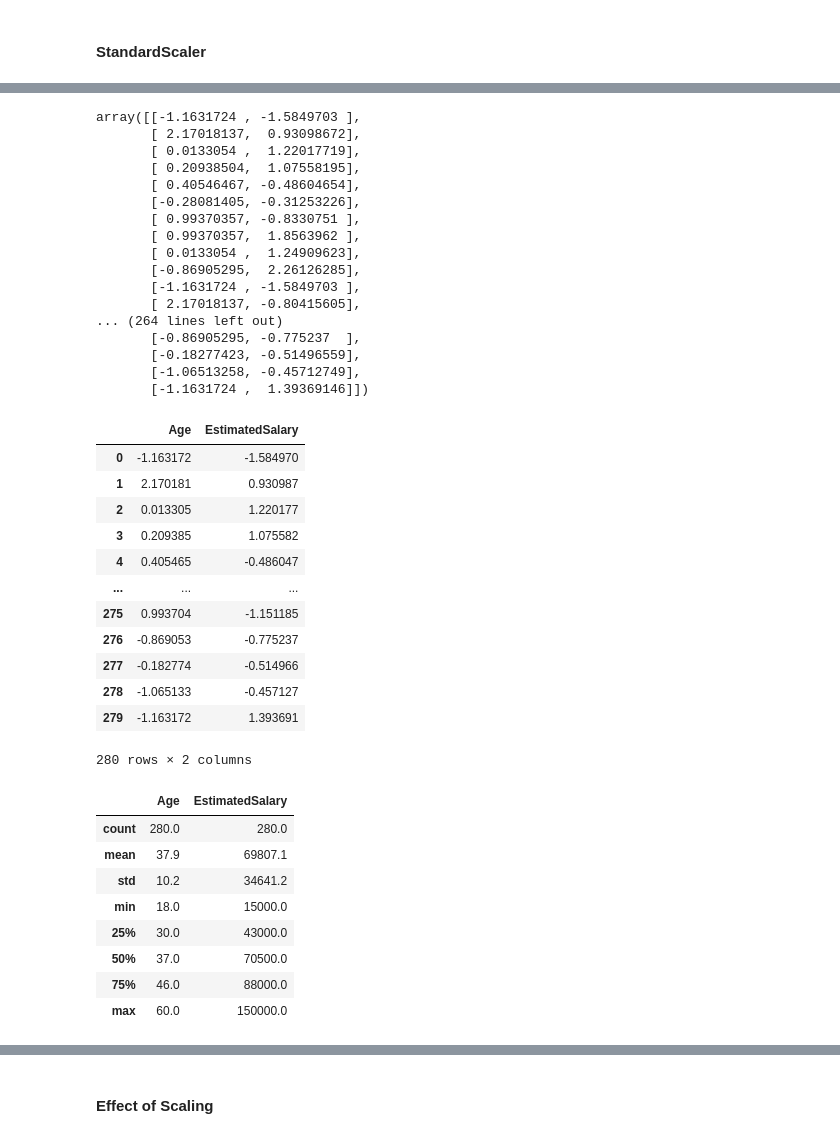
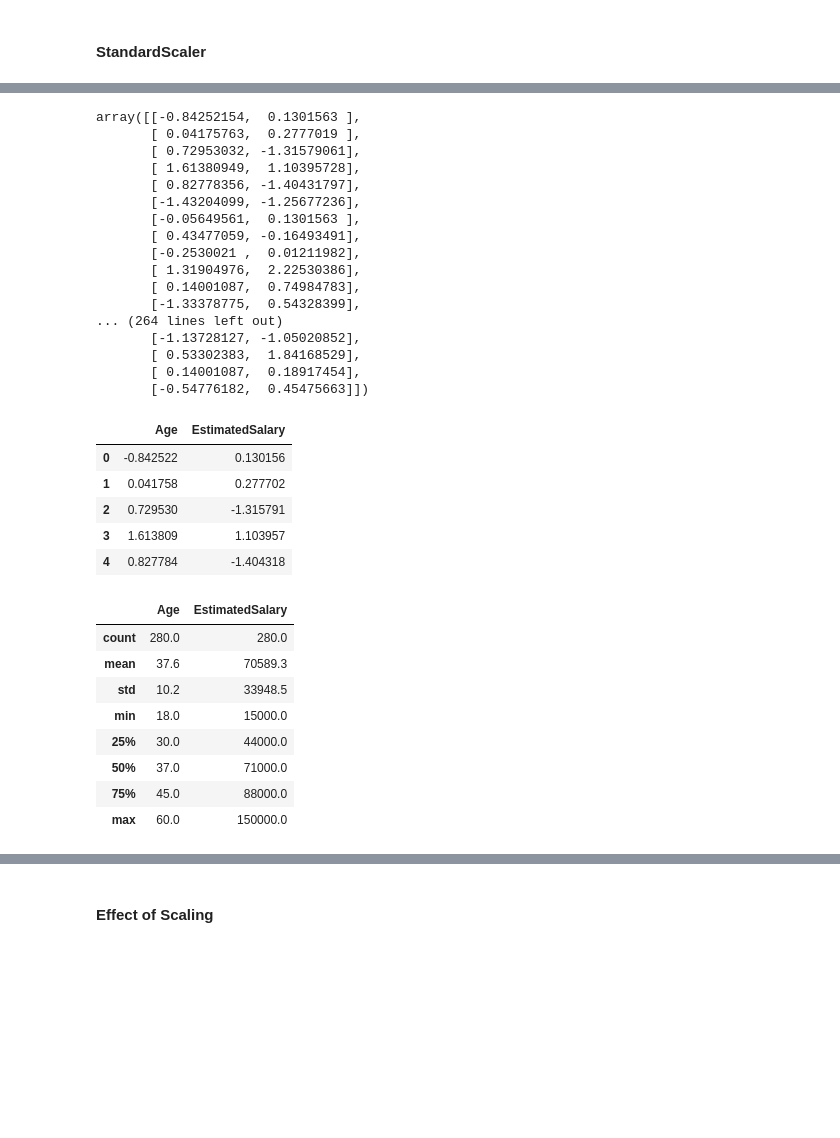
Before and after one commit to amandeep-singh28/100-Days-of-Machine-Learning---CampusX, a Jupyter notebook: 10_FeatureScaling/standardization.ipynb, the cells around one changed output, grey strips where cells are left out. Saved outputs shown, nothing was run; the diff lists cells and outputs as text; code cells hidden in the pictures; blank space fills up the shorter version.

```diff
--- a/10_FeatureScaling/standardization.ipynb
+++ b/10_FeatureScaling/standardization.ipynb
@@ -19,11 +28,11 @@ df.sample(5)
 # %% [markdown]
 #### Train test split
+# %%
+X = df.drop(columns = ['Purchased'])
+y = df['Purchased']
 # %%
 from sklearn.model_selection import train_test_split
-X_train, X_test, y_train, y_test = train_test_split(df.drop('Purchased', axis=1),
-                                                    df['Purchased'],
-                                                    test_size=0.3,
-                                                    random_state=0)
+X_train, X_test, y_train, y_test = train_test_split(X, y , test_size = 0.3, random_state = 42)
 
 X_train.shape, X_test.shape
 # %% [output]
@@ -64,53 +62,46 @@ X_train
 # %%
 X_train_scaled
 # %% [output]
-array([[-1.1631724 , -1.5849703 ],
-       [ 2.17018137,  0.93098672],
-       [ 0.0133054 ,  1.22017719],
-       [ 0.20938504,  1.07558195],
-       [ 0.40546467, -0.48604654],
-       [-0.28081405, -0.31253226],
-       [ 0.99370357, -0.8330751 ],
-       [ 0.99370357,  1.8563962 ],
-       [ 0.0133054 ,  1.24909623],
-       [-0.86905295,  2.26126285],
-       [-1.1631724 , -1.5849703 ],
-       [ 2.17018137, -0.80415605],
+array([[-0.84252154,  0.1301563 ],
+       [ 0.04175763,  0.2777019 ],
+       [ 0.72953032, -1.31579061],
+       [ 1.61380949,  1.10395728],
+       [ 0.82778356, -1.40431797],
+       [-1.43204099, -1.25677236],
+       [-0.05649561,  0.1301563 ],
+       [ 0.43477059, -0.16493491],
+       [-0.2530021 ,  0.01211982],
+       [ 1.31904976,  2.22530386],
+       [ 0.14001087,  0.74984783],
+       [-1.33378775,  0.54328399],
 ... (264 lines left out)
-       [-0.86905295, -0.775237  ],
-       [-0.18277423, -0.51496559],
-       [-1.06513258, -0.45712749],
-       [-1.1631724 ,  1.39369146]])
+       [-1.13728127, -1.05020852],
+       [ 0.53302383,  1.84168529],
+       [ 0.14001087,  0.18917454],
+       [-0.54776182,  0.45475663]])
 # %%
 X_train_scaled = pd.DataFrame(X_train_scaled, columns=X_train.columns)
 X_test_scaled = pd.DataFrame(X_test_scaled, columns=X_test.columns)
 # %%
-X_train_scaled
+X_train_scaled.head()
 # %% [output]
 |  | Age | EstimatedSalary |
-| 0 | -1.163172 | -1.584970 |
-| 1 | 2.170181 | 0.930987 |
-| 2 | 0.013305 | 1.220177 |
-| 3 | 0.209385 | 1.075582 |
-| 4 | 0.405465 | -0.486047 |
-| ... | ... | ... |
-| 275 | 0.993704 | -1.151185 |
-| 276 | -0.869053 | -0.775237 |
-| 277 | -0.182774 | -0.514966 |
-| 278 | -1.065133 | -0.457127 |
-| 279 | -1.163172 | 1.393691 |
+| 0 | -0.842522 | 0.130156 |
+| 1 | 0.041758 | 0.277702 |
+| 2 | 0.729530 | -1.315791 |
+| 3 | 1.613809 | 1.103957 |
+| 4 | 0.827784 | -1.404318 |
-280 rows × 2 columns
 # %%
 np.round(X_train.describe(), 1)
 # %% [output]
 |  | Age | EstimatedSalary |
 | count | 280.0 | 280.0 |
-| mean | 37.9 | 69807.1 |
-| std | 10.2 | 34641.2 |
+| mean | 37.6 | 70589.3 |
+| std | 10.2 | 33948.5 |
 | min | 18.0 | 15000.0 |
-| 25% | 30.0 | 43000.0 |
-| 50% | 37.0 | 70500.0 |
-| 75% | 46.0 | 88000.0 |
+| 25% | 30.0 | 44000.0 |
+| 50% | 37.0 | 71000.0 |
+| 75% | 45.0 | 88000.0 |
 | max | 60.0 | 150000.0 |
 # %%
 np.round(X_train_scaled.describe(), 1)
```
Also changed, not shown: parts of 15 cells of this notebook.
